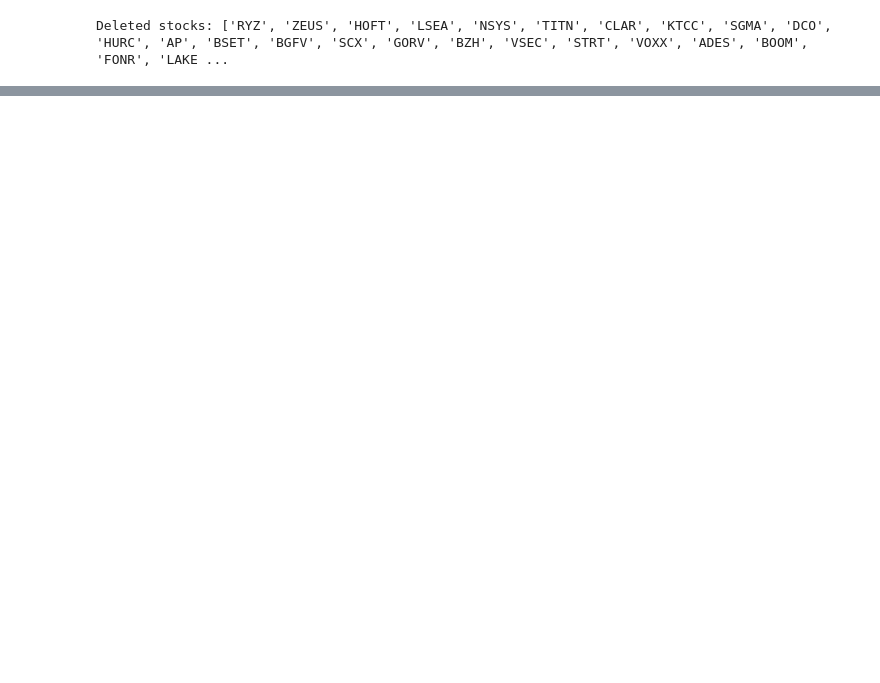
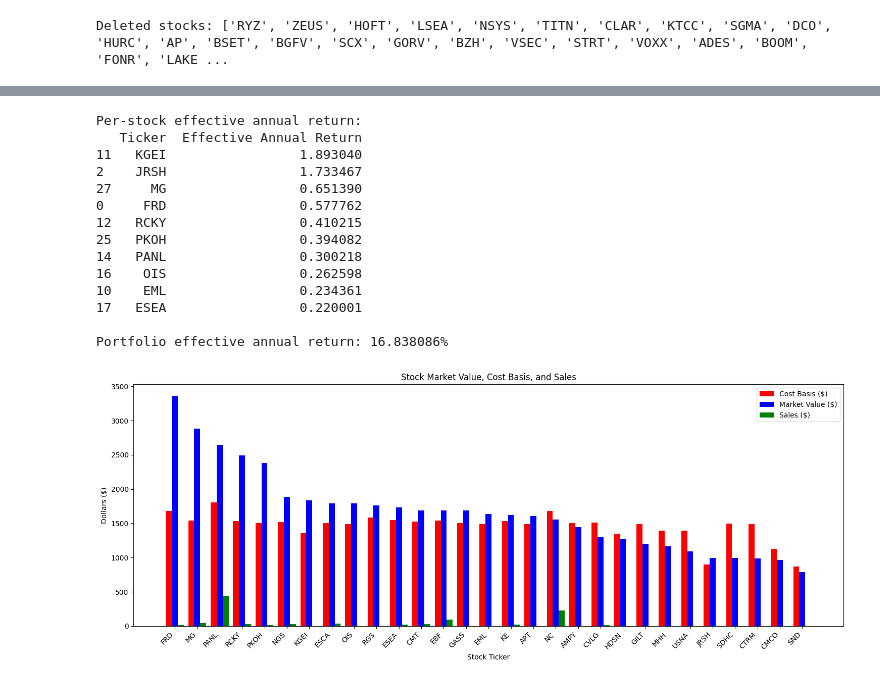
Before and after one commit to rickshilling/shadowPortfolio, a Jupyter notebook: main.ipynb, the cells around one changed output, grey strips where cells are left out. Drawn from its saved outputs; the diff is of its cells as text; code cells hidden in the pictures; blank space fills up the shorter version.

```diff
--- a/main.ipynb
+++ b/main.ipynb
@@ -161,3 +167,73 @@ plt.show()
+# %%
+# Compute effective annual rate of return per stock and for the portfolio
+stock_return_df = cost_basis_df.merge(
+    aaii_df[['Ticker', 'CurrentPrice($)']],
+    on='Ticker',
+    how='left'
+).copy()
+
+stock_return_df['Market Value'] = stock_return_df['Total Shares'] * stock_return_df['CurrentPrice($)']
+stock_return_df['Cost Basis'] = stock_return_df['Total Buy Cost']
+stock_return_df['Sales'] = stock_return_df['Total Sell Proceeds']
+
+stock_transactions = {ticker: group for ticker, group in filtered_transactions.groupby('Symbol')}
+stock_return_df['Effective Annual Return'] = stock_return_df.apply(
+    lambda row: compute_effective_annual_rate(
+        stock_transactions.get(row['Ticker'], pd.DataFrame()).get('Amount $', pd.Series(dtype=float)).astype(float).to_numpy(),
+        stock_transactions.get(row['Ticker'], pd.DataFrame()).get('Activity/Trade Date', pd.Series(dtype='datetime64[ns]')).tolist(),
+        row['Market Value'],
+        reference_date,
+    ),
+    axis=1,
+)
+
+portfolio_current_value = stock_return_df['Market Value'].sum()
+portfolio_effective_annual_return = compute_portfolio_effective_annual_return(
+    filtered_transactions,
+    portfolio_current_value,
+    reference_date,
+)
+
+print('Per-stock effective annual return:')
+print(stock_return_df[['Ticker', 'Effective Annual Return']].sort_values('Effective Annual Return', ascending=False).head(10))
+print(f'\nPortfolio effective annual return: {portfolio_effective_annual_return:.6%}')
+
+# Plot market value, cost basis, and sales by stock
+plot_df = stock_return_df.copy()
+plot_df = plot_df.sort_values('Market Value', ascending=False).reset_index(drop=True)
+
+x = np.arange(len(plot_df))
+bar_width = 0.8 / 3
+
+fig, ax = plt.subplots(figsize=(15, 6), layout='constrained')
+ax.bar(x - bar_width, plot_df['Cost Basis'], width=bar_width, color='r', label='Cost Basis ($)')
+ax.bar(x, plot_df['Market Value'], width=bar_width, color='b', label='Market Value ($)')
+ax.bar(x + bar_width, plot_df['Sales'], width=bar_width, color='g', label='Sales ($)')
+
+ax.set_xticks(x)
+ax.set_xticklabels(plot_df['Ticker'], rotation=45, ha='right')
+ax.set_ylabel('Dollars ($)')
+ax.set_xlabel('Stock Ticker')
+ax.set_title('Stock Market Value, Cost Basis, and Sales')
+ax.legend()
+plt.tight_layout()
+plt.show()
+# %% [output]
+Per-stock effective annual return:
+   Ticker  Effective Annual Return
+11   KGEI                 1.893040
+2    JRSH                 1.733467
+27     MG                 0.651390
+0     FRD                 0.577762
+12   RCKY                 0.410215
+25   PKOH                 0.394082
+14   PANL                 0.300218
+16    OIS                 0.262598
+10    EML                 0.234361
+17   ESEA                 0.220001
+
+Portfolio effective annual return: 16.838086%
+[figure, added]
 # %%
 # Plot weighted cost per day (with inverted exponential decay)
 plt.figure(figsize=(15, 8))
```
Also changed, not shown: parts of 9 cells of this notebook, 4 other files.
